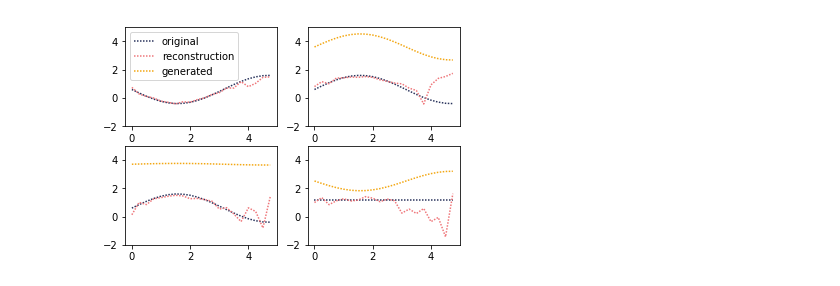
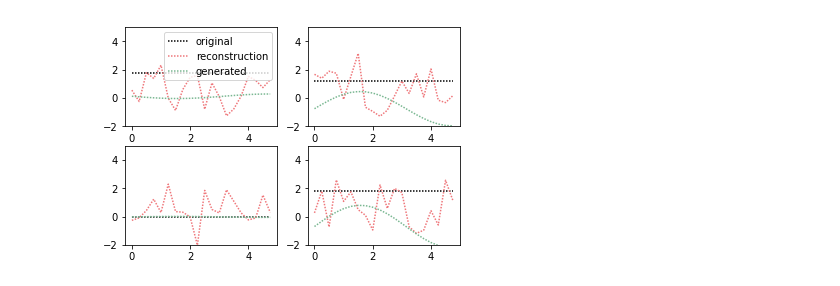
Before and after one commit to stefanwezel/SequentialVAE, a Jupyter notebook: example/disentangle_sequence.ipynb, the cells around one changed output. Cells and saved outputs as stored; diff of their text form; code cells hidden in the pictures.

```diff
--- a/example/disentangle_sequence.ipynb
+++ b/example/disentangle_sequence.ipynb
@@ -324,21 +208,17 @@ def train_single_epoch(model, optimizer, data):
 # %%
-# model = Baseline()
-# torch.set_grad_enabled(True)
-# model = FHVAE()
+model = FHVAE()
 optimizer = torch.optim.Adam(model.parameters(), lr=1e-4) # 0.001
-# optimizer = torch.optim.SGD(model.parameters(), lr=1e-6, momentum=0.9)
-# plt.figure(figsize=(12,10))
-# train_single_epoch(model, optimizer, training_samples)
 
 
 losses = []
-num_epochs = 3000
+num_epochs = 30
 for epoch in range(num_epochs):
     loss = train_single_epoch(model, optimizer, training_samples)
     losses.append(loss)
     if (epoch+1)%100==0:
-        print('Epoch: {}, Loss: {:.2f}'.format(epoch, loss))
-# torch.save(model.state_dict(), 'model_credit_score_1000.pth')
+        print(f'Epoch: {epoch}, Loss: {loss:.2f}')
+
+# torch.save(model.state_dict(), f'fhvae_{num_epochs}.pth')
 plt.plot(losses, color='purple')
 plt.show()
 # %% [output]
@@ -361,6 +226,5 @@ KeyboardInterrupt:
 # %%
 import tikzplotlib as tpl
-# torch.save(model.state_dict(), 'example_model.pth')
 
 fig, axes = plt.subplots(nrows=2,ncols=2)#,figsize=(14,5)
 
@@ -369,45 +233,36 @@ lines = []
 for j in range(2):
     for i in range(2):
         r_index = np.random.randint(0,4)
-    #     sequence_id = Variable(torch.LongTensor([r_index]))
         sequence_id = torch.LongTensor([0])
         y = training_samples[r_index].numpy()[0][0]
         p_x, p_z1, p_z2, mu2, x_reconstructed = model(training_samples[r_index], sequence_id=sequence_id)
         z1 = model.reparameterize(p_z1[0],p_z1[1]).data[0,0,0]
         z2 = model.reparameterize(p_z2[0],p_z2[1]).data[0,0,0]
         generated_sequence = z1.numpy() * np.sin(xs) + z2.numpy()
 
         y_reconstructed = x_reconstructed.squeeze().detach().numpy()
-        l1, = axes[j][i].plot(xs, y,linestyle = (0, (1,1)), color = '#29335C', label='original')
-#         lines.append(l1)
+        l1, = axes[j][i].plot(xs, y,linestyle = (0, (1,1)), color = '#000000', label='original')
         l2, = axes[j][i].plot(xs, y_reconstructed,linestyle = (0, (1,1)), color = '#EF767A', label='reconstruction')
-        l3, = axes[j][i].plot(xs, generated_sequence,linestyle = (0, (1,1)), color = '#F3A712', label='generated')
+        l3, = axes[j][i].plot(xs, generated_sequence,linestyle = (0, (1,1)), color = '#79b791', label='generated')
 
 
         axes[j][i].set_ylim(-2,5)
         if (i==0) and (j==0):
             axes[j][i].legend()
 
         a += 1
-# fig.legend((l1,l2,l3), ('Signal', 'Reconstruction', 'Reconstruction'), 'upper left')
 
-# plt.legend()
-
+# save es tex plot (does not need to look good here)
 # tpl.save(
 #     "../figures/sample_reconstructions.tex",
 #     figure=fig,
 #     axis_width="\\figwidth",
 #     axis_height="\\figheight",
 # #     ex_relative_path_to_data=".",
 #     override_externals=True,
 #     float_format=".3g",
 # )
-# handles, labels = axes.get_legend_handles_labels()
-# fig.legend(handles, labels, loc='upper center')
-# plt.figlegend( lines, labels, loc = 'lower center', ncol=5, labelspacing=0. )
-# fig.legend((l2), ('Line 1', 'Line 2', 'line3'), 'upper left')
 
-# fig.legend((l3, l4), ('Line 3', 'Line 4'), 'upper right')
 plt.show()
 # %% [output]
-[figure, old version]
+[figure, new version]
```
Also changed, not shown: parts of 10 cells of this notebook, 3 other files.
